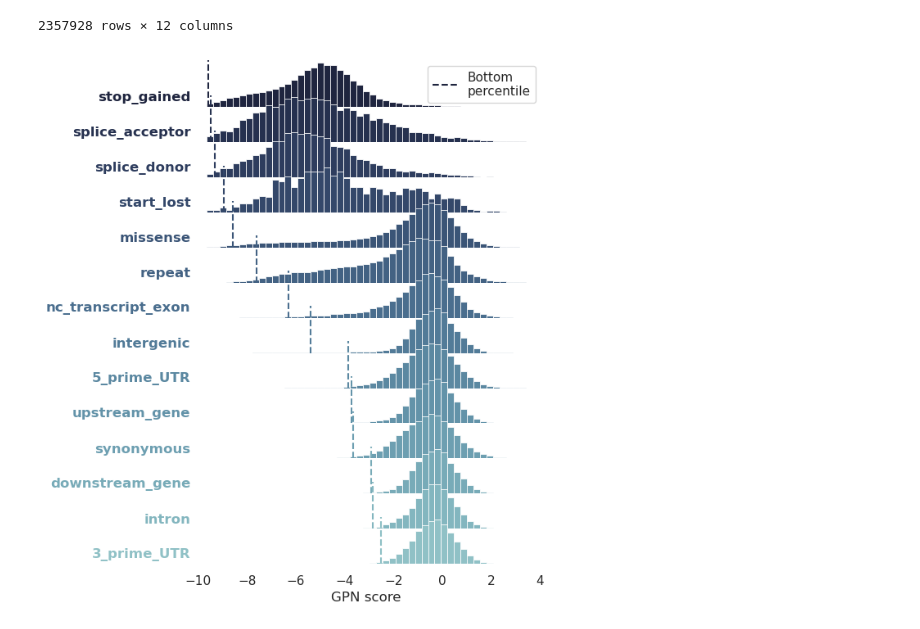
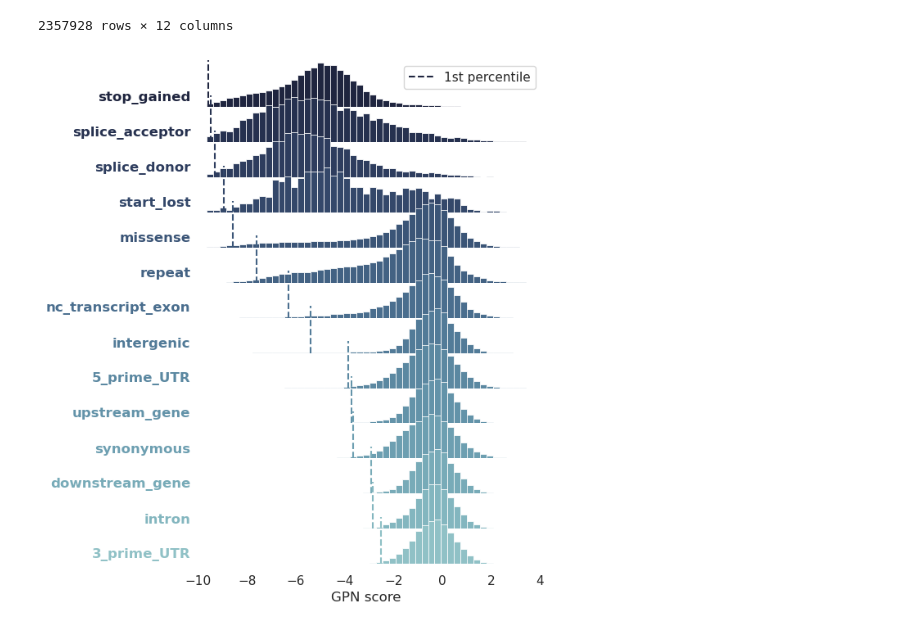
Before and after one commit to songlab-cal/gpn, a Jupyter notebook: analysis/arabidopsis/vep_simulated.ipynb, the cells around one changed output. Drawn from its saved outputs; the diff is of its cells as text; code cells hidden in the pictures.

```diff
--- a/analysis/arabidopsis/vep_simulated.ipynb
+++ b/analysis/arabidopsis/vep_simulated.ipynb
@@ -281,33 +281,33 @@ g.map(
     fill=True,
     stat="density",
 )
 
 def label(x, color, label):
     ax = plt.gca()
     ax.text(
         0, .2, label, fontweight="bold", color=color,
         ha="right",
         va="center", transform=ax.transAxes
     )
 g.map(label, score_col)
 
 def add_quantile(x, color, label):
     ax = plt.gca()
     artist = ax.axvline(x.quantile(0.01), ls='--', color=color)
 
 g.map(add_quantile, score_col)
 
 # Set the subplots to overlap
 g.figure.subplots_adjust(hspace=-.25)
 
 g.set_titles("")
 g.set(yticks=[], ylabel="")
 g.despine(bottom=True, left=True);
 import matplotlib
 
 artist = [c for c in g.axes[0,0].get_children() if type(c)==matplotlib.lines.Line2D][0]
-legend = g.axes[0,0].legend([artist], ["Bottom\npercentile"], loc="upper right")
+legend = g.axes[0,0].legend([artist], ["1st percentile"], loc="upper right")
 legend.get_frame().set_facecolor('white')
-#plt.savefig("output/plots/ism_scores_hist.pdf", bbox_inches="tight")
+plt.savefig("output/plots/vep_simulated.pdf", bbox_inches="tight")
 # %% [output]
-[figure, old version]
+[figure, new version]
```
Also changed, not shown: 1 other file.
